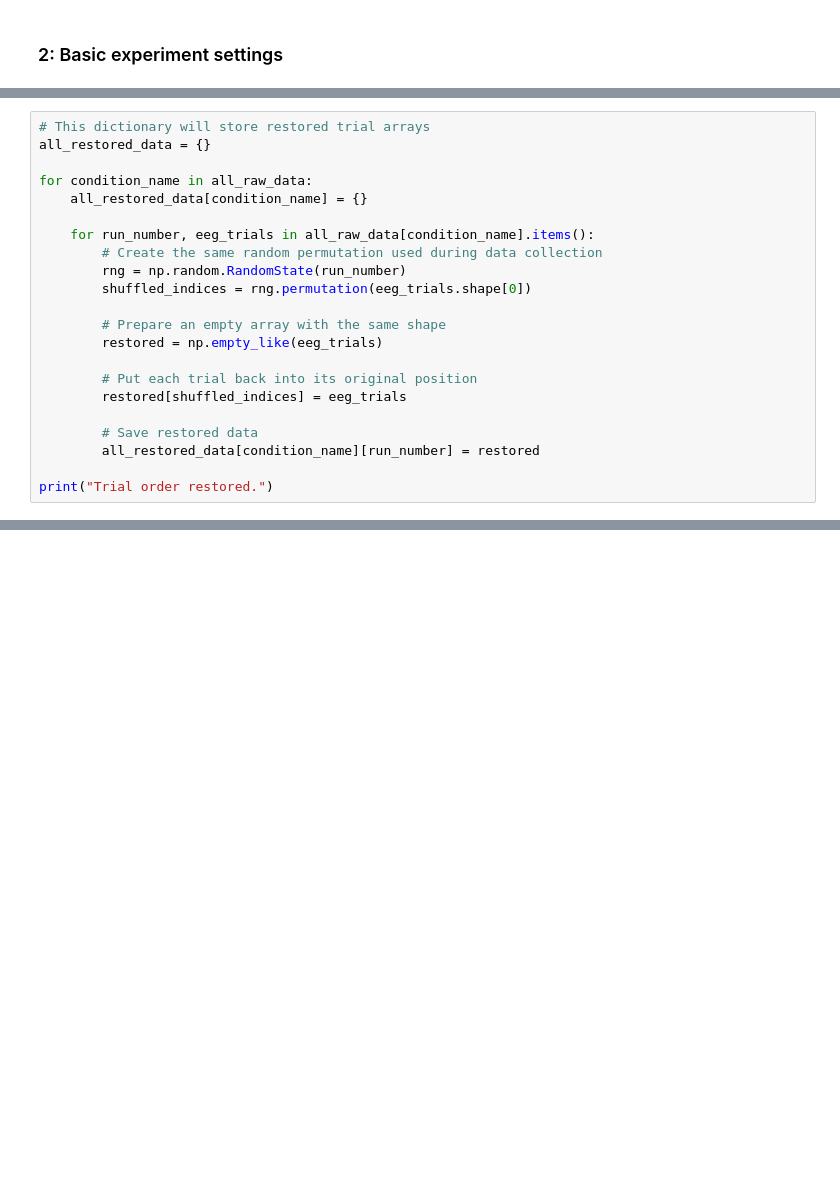
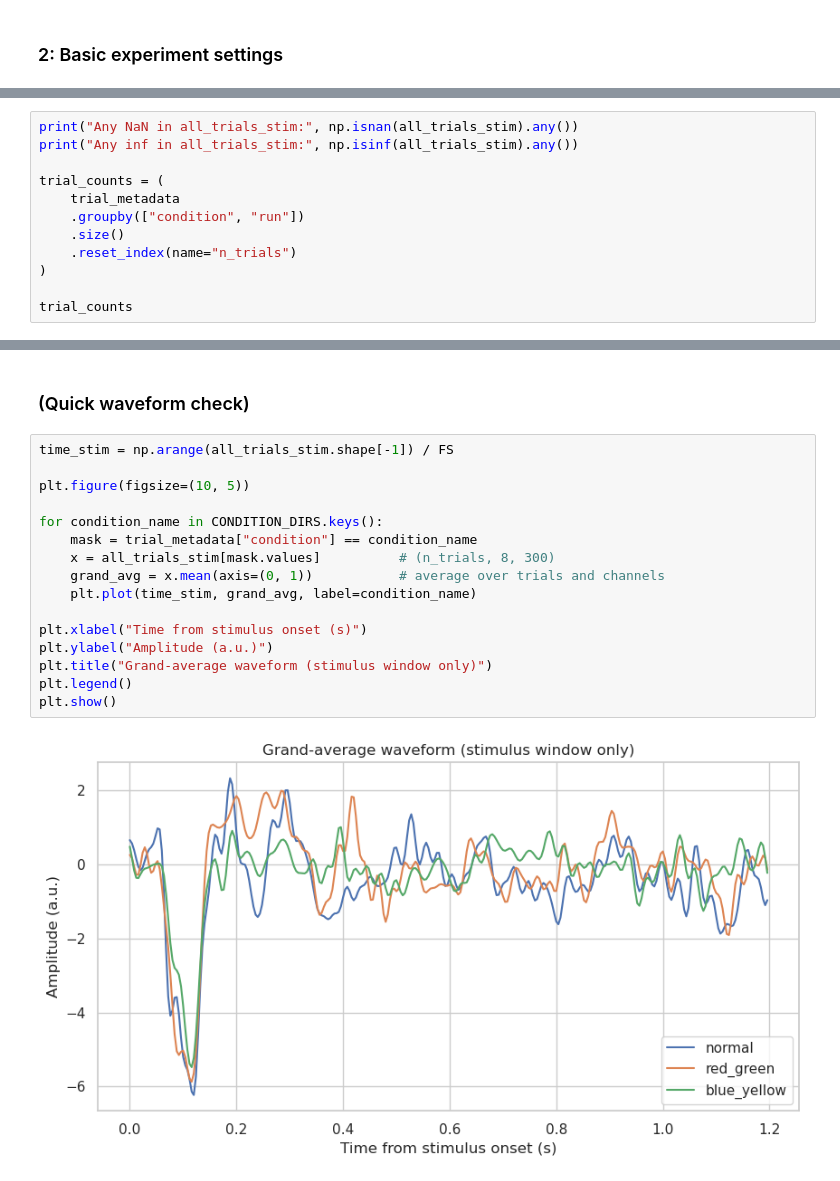
Before and after one commit to cogs189-team3/OpenVEP, a Jupyter notebook: notebooks/load_and_qc.ipynb, the cells around one changed output, grey strips where cells are left out. Cells and saved outputs as stored; diff of their text form; blank space fills up the shorter version.

```diff
--- a/notebooks/load_and_qc.ipynb
+++ b/notebooks/load_and_qc.ipynb
@@ -182,23 +172,13 @@ Missing runs: []
 # %%
-# This dictionary will store restored trial arrays
-all_restored_data = {}
+print("Any NaN in all_trials_stim:", np.isnan(all_trials_stim).any())
+print("Any inf in all_trials_stim:", np.isinf(all_trials_stim).any())
 
-for condition_name in all_raw_data:
-    all_restored_data[condition_name] = {}
+trial_counts = (
+    trial_metadata
+    .groupby(["condition", "run"])
+    .size()
+    .reset_index(name="n_trials")
+)
 
-    for run_number, eeg_trials in all_raw_data[condition_name].items():
-        # Create the same random permutation used during data collection
-        rng = np.random.RandomState(run_number)
-        shuffled_indices = rng.permutation(eeg_trials.shape[0])
-
-        # Prepare an empty array with the same shape
-        restored = np.empty_like(eeg_trials)
-
-        # Put each trial back into its original position
-        restored[shuffled_indices] = eeg_trials
-
-        # Save restored data
-        all_restored_data[condition_name][run_number] = restored
-
-print("Trial order restored.")
+trial_counts
 # %% [output]
@@ -206 +203,21 @@ Trial order restored.
+# %% [markdown]
+### (Quick waveform check)
+# %%
+time_stim = np.arange(all_trials_stim.shape[-1]) / FS
+
+plt.figure(figsize=(10, 5))
+
+for condition_name in CONDITION_DIRS.keys():
+    mask = trial_metadata["condition"] == condition_name
+    x = all_trials_stim[mask.values]          # (n_trials, 8, 300)
+    grand_avg = x.mean(axis=(0, 1))           # average over trials and channels
+    plt.plot(time_stim, grand_avg, label=condition_name)
+
+plt.xlabel("Time from stimulus onset (s)")
+plt.ylabel("Amplitude (a.u.)")
+plt.title("Grand-average waveform (stimulus window only)")
+plt.legend()
+plt.show()
+# %% [output]
+[figure, added]
 # %% [markdown]
```
Also changed, not shown: parts of 26 cells of this notebook, 3 other files.
